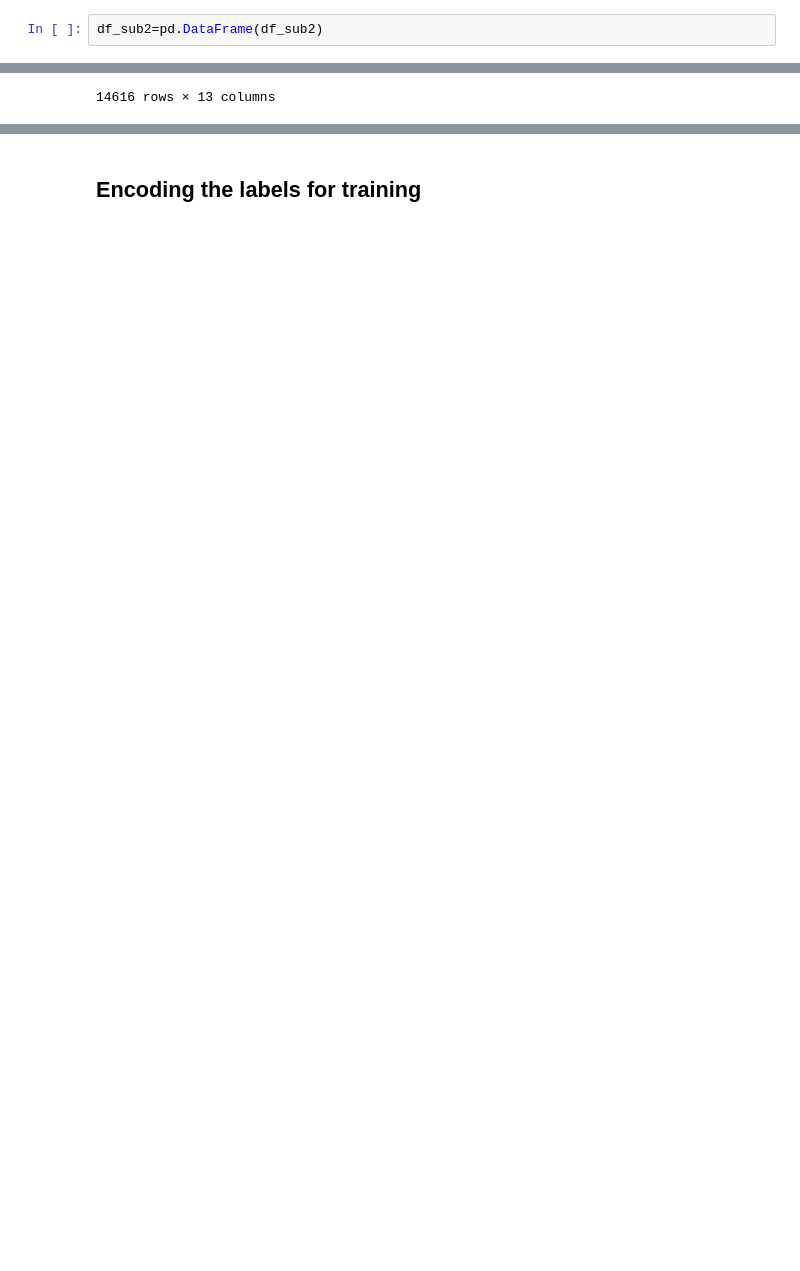
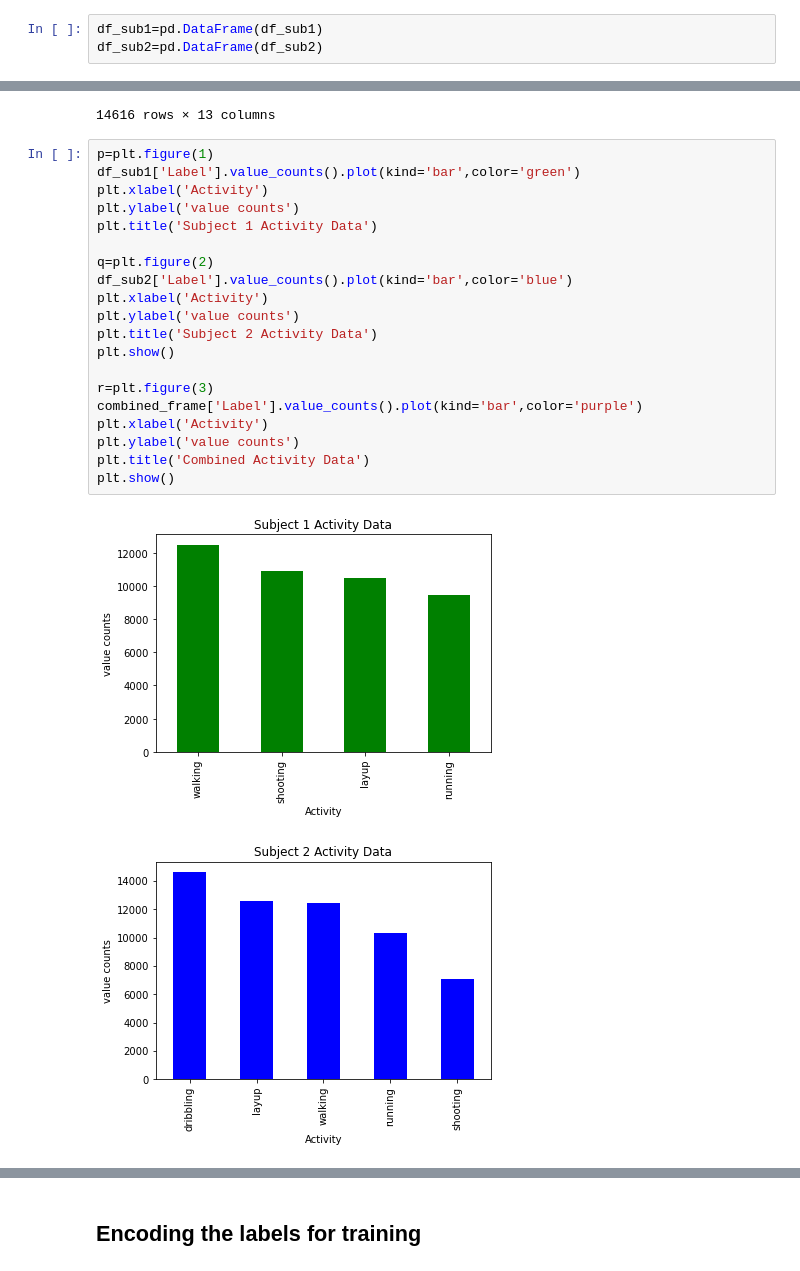
Before and after one commit to srirampallav/Basketball-ActiviesClassifier, a Jupyter notebook: Jnotes/SampleModel.ipynb, the cells around one changed output, grey strips where cells are left out. Cells and saved outputs as stored; diff of their text form; blank space fills up the shorter version.

```diff
--- a/Jnotes/SampleModel.ipynb
+++ b/Jnotes/SampleModel.ipynb
@@ -15,4 +16,5 @@ df_sub1=pd.read_csv('df_sub1.csv')
 # %%
 df_sub2=pd.read_csv('df_sub2.csv')
 # %%
+df_sub1=pd.DataFrame(df_sub1)
 df_sub2=pd.DataFrame(df_sub2)
@@ -60,3 +39,26 @@ combined_frame.loc[combined_frame['Label'] == 'dribbling']
 | 46788 | -0.843533 | -0.139838 | -0.148139 | 9.684959 | 5.318428 | 2.063008 | dribbling | -0.88794 | -0.34277 | 0.70703 | -0.02856 | ... |
 | 46789 | -0.841607 | -0.135878 | -0.150282 | 9.674797 | 5.697832 | 2.235772 | dribbling | -0.89038 | -0.44043 | 0.65186 | -0.02661 | ... |
 14616 rows × 13 columns
+# %%
+p=plt.figure(1)
+df_sub1['Label'].value_counts().plot(kind='bar',color='green')
+plt.xlabel('Activity')
+plt.ylabel('value counts')
+plt.title('Subject 1 Activity Data')
+
+q=plt.figure(2)
+df_sub2['Label'].value_counts().plot(kind='bar',color='blue')
+plt.xlabel('Activity')
+plt.ylabel('value counts')
+plt.title('Subject 2 Activity Data')
+plt.show()
+
+r=plt.figure(3)
+combined_frame['Label'].value_counts().plot(kind='bar',color='purple')
+plt.xlabel('Activity')
+plt.ylabel('value counts')
+plt.title('Combined Activity Data')
+plt.show()
+# %% [output]
+[figure, added]
+[figure, added]
```
Also changed, not shown: parts of 91 cells of this notebook.
